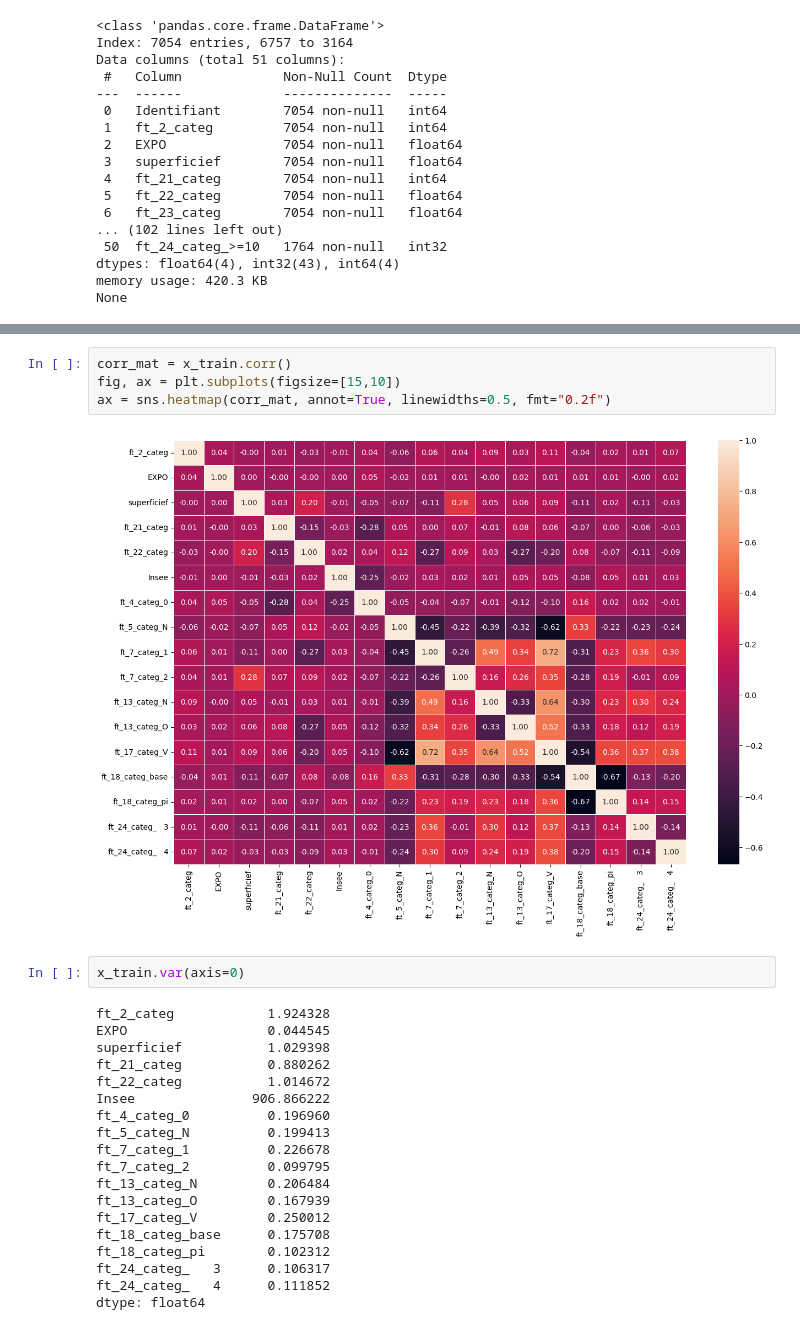
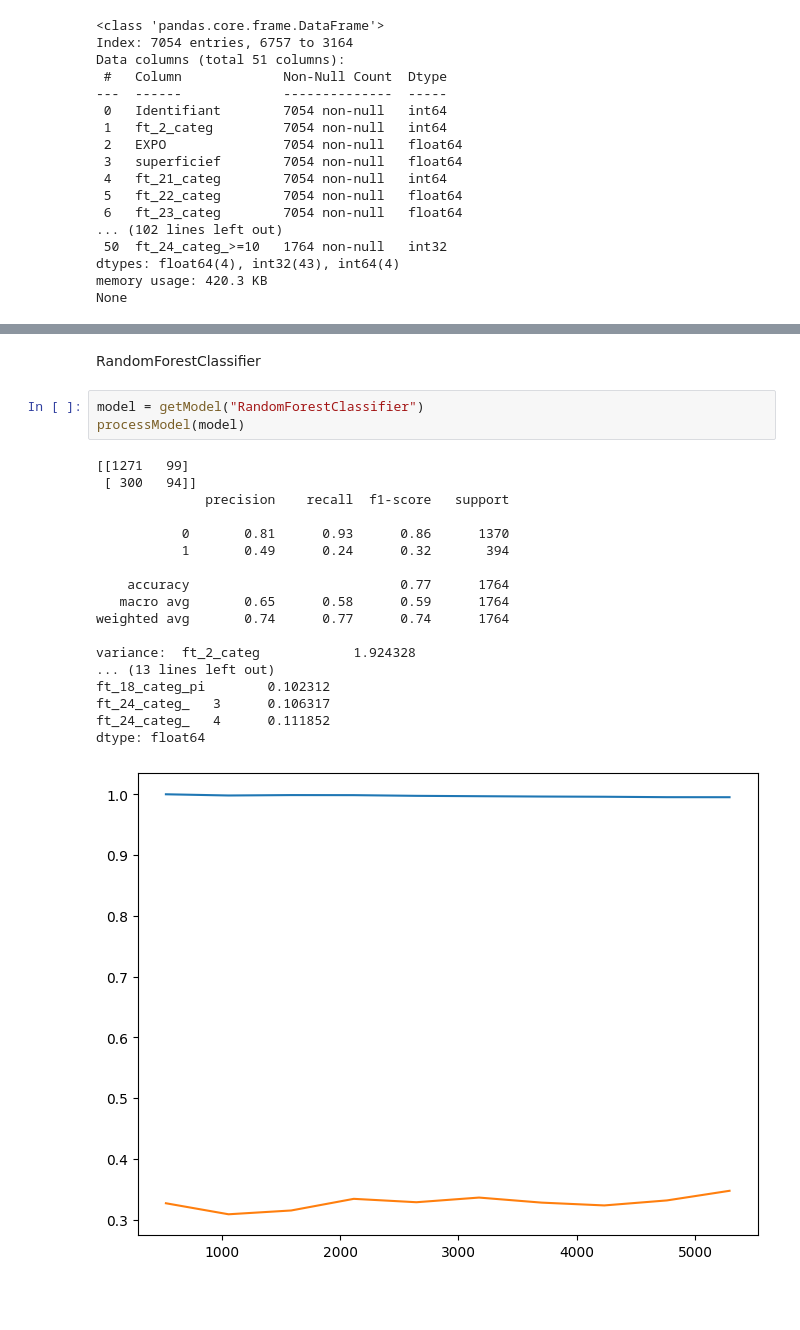
Before and after one commit to cosquerke/ing-nierie_data, a Jupyter notebook: projet_inge_data.ipynb, the cells around one changed output, grey strips where cells are left out. Drawn from its saved outputs; the diff is of its cells as text; blank space fills up the shorter version.

```diff
--- a/projet_inge_data.ipynb
+++ b/projet_inge_data.ipynb
@@ -928,27 +975,24 @@ plt.plot(N, val_score.mean(axis= 1), label= "train_score")
-# %%
-corr_mat = x_train.corr()
-fig, ax = plt.subplots(figsize=[15,10])
-ax = sns.heatmap(corr_mat, annot=True, linewidths=0.5, fmt="0.2f")
-# %% [output]
-[figure, removed]
-# %%
-x_train.var(axis=0)
-# %% [output]
-ft_2_categ            1.924328
-EXPO                  0.044545
-superficief           1.029398
-ft_21_categ           0.880262
-ft_22_categ           1.014672
-Insee               906.866222
-ft_4_categ_0          0.196960
-ft_5_categ_N          0.199413
-ft_7_categ_1          0.226678
-ft_7_categ_2          0.099795
-ft_13_categ_N         0.206484
-ft_13_categ_O         0.167939
-ft_17_categ_V         0.250012
-ft_18_categ_base      0.175708
-ft_18_categ_pi        0.102312
-ft_24_categ_   3      0.106317
-ft_24_categ_   4      0.111852
-dtype: float64
+# %% [markdown]
+RandomForestClassifier
+# %%
+model = getModel("RandomForestClassifier")
+processModel(model)
+# %% [output]
+[[1271   99]
+ [ 300   94]]
+              precision    recall  f1-score   support
+
+           0       0.81      0.93      0.86      1370
+           1       0.49      0.24      0.32       394
+
+    accuracy                           0.77      1764
+   macro avg       0.65      0.58      0.59      1764
+weighted avg       0.74      0.77      0.74      1764
+
+variance:  ft_2_categ            1.924328
+... (13 lines left out)
+ft_18_categ_pi        0.102312
+ft_24_categ_   3      0.106317
+ft_24_categ_   4      0.111852
+dtype: float64
+[figure, added]
```
Also changed, not shown: parts of 13 cells of this notebook, 1 other file.
